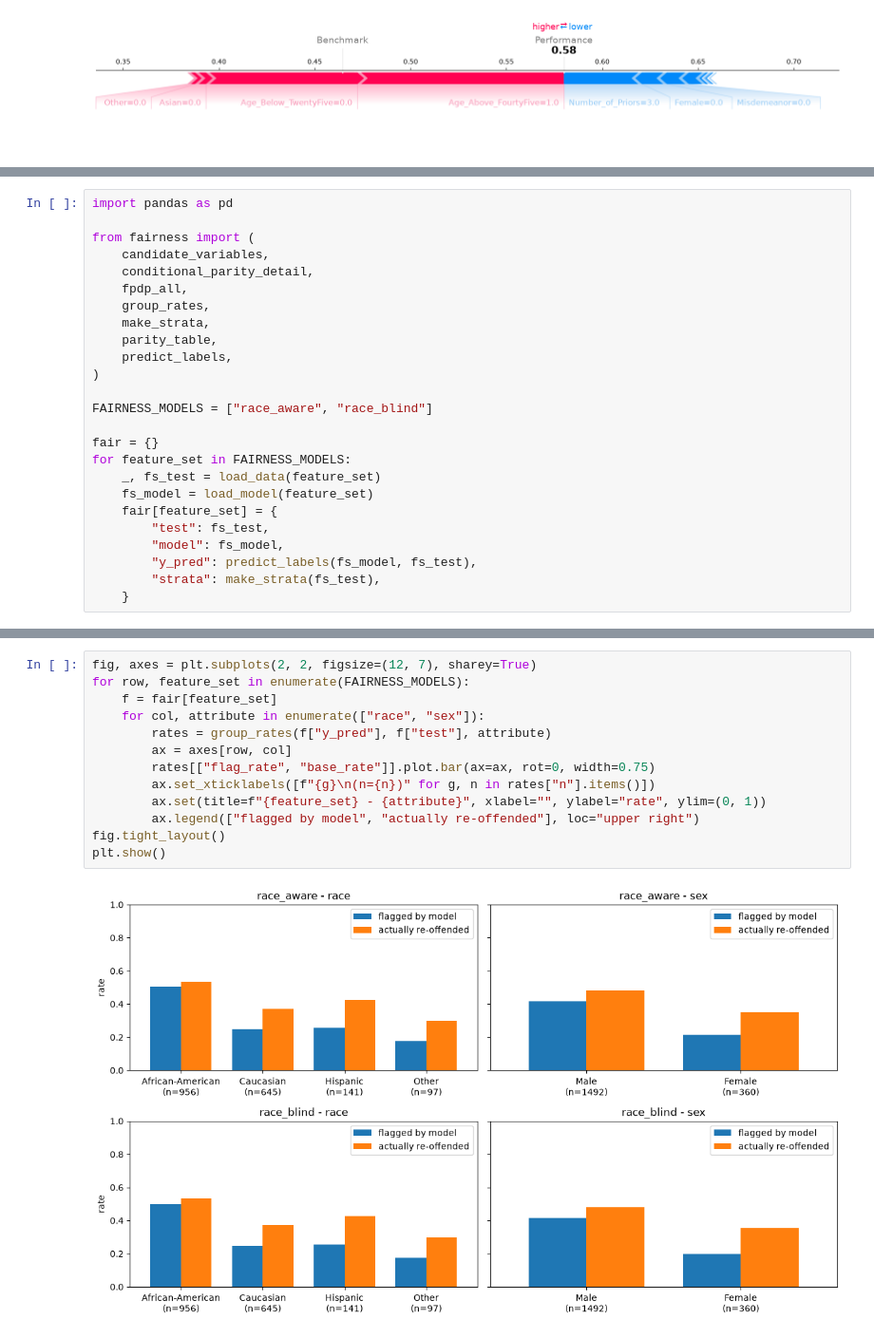
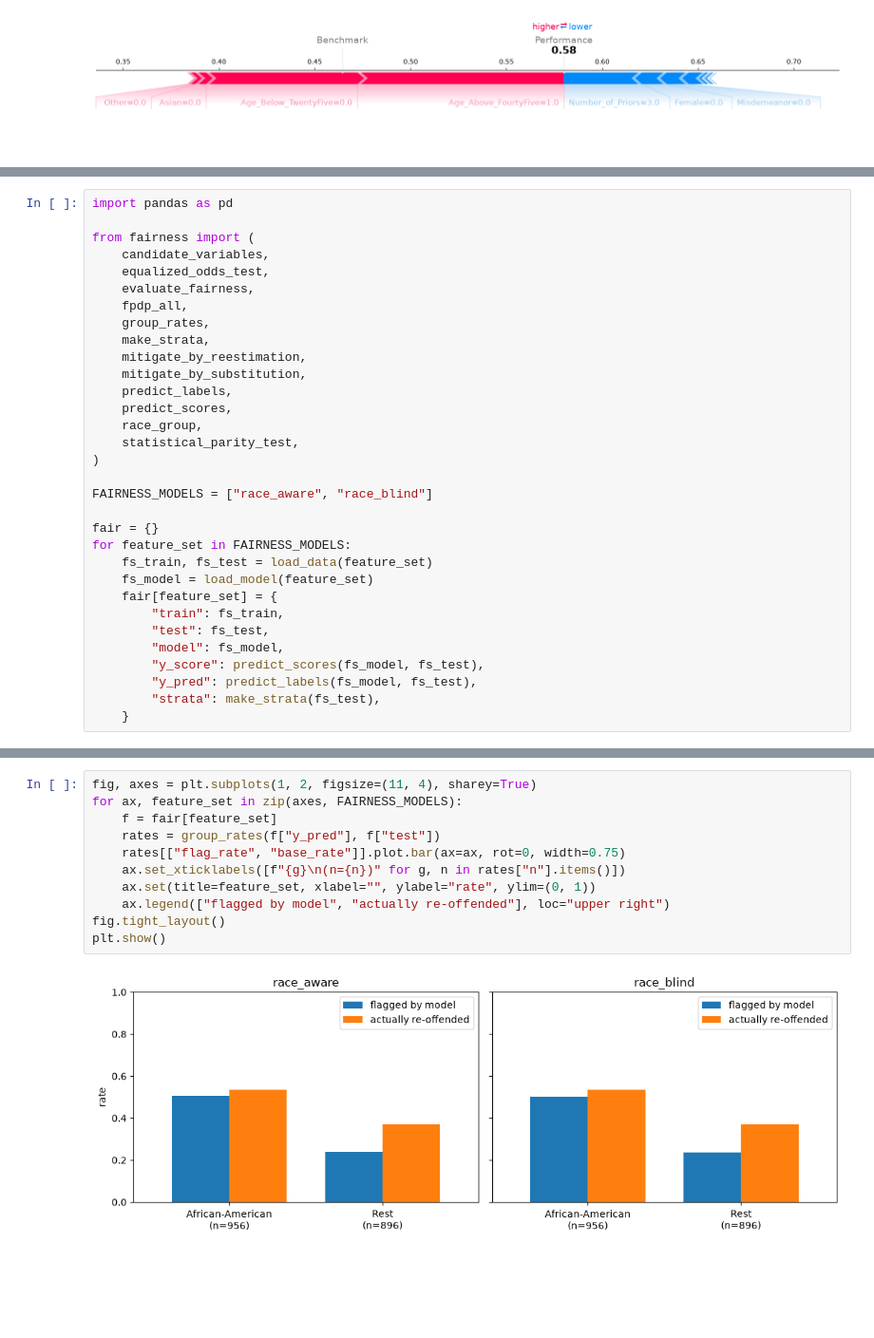
Before and after one commit to MaximeDespreaux/ThinkCarefully, a Jupyter notebook: xgboost/base-model.ipynb, the cells around one changed output, grey strips where cells are left out. Shown at 95% size. Drawn from its saved outputs; the diff is of its cells as text; blank space fills up the shorter version.

Commit message:
update fairness metrics

```diff
--- a/xgboost/base-model.ipynb
+++ b/xgboost/base-model.ipynb
@@ -122,23 +125,30 @@ import pandas as pd
 
 from fairness import (
     candidate_variables,
-    conditional_parity_detail,
+    equalized_odds_test,
+    evaluate_fairness,
     fpdp_all,
     group_rates,
     make_strata,
-    parity_table,
+    mitigate_by_reestimation,
+    mitigate_by_substitution,
     predict_labels,
+    predict_scores,
+    race_group,
+    statistical_parity_test,
 )
 
 FAIRNESS_MODELS = ["race_aware", "race_blind"]
 
 fair = {}
 for feature_set in FAIRNESS_MODELS:
-    _, fs_test = load_data(feature_set)
+    fs_train, fs_test = load_data(feature_set)
     fs_model = load_model(feature_set)
     fair[feature_set] = {
+        "train": fs_train,
         "test": fs_test,
         "model": fs_model,
+        "y_score": predict_scores(fs_model, fs_test),
         "y_pred": predict_labels(fs_model, fs_test),
         "strata": make_strata(fs_test),
     }
@@ -149,15 +159,13 @@ A gap in flag rates is only part of the story: the groups also differ in how oft
 # %%
-fig, axes = plt.subplots(2, 2, figsize=(12, 7), sharey=True)
-for row, feature_set in enumerate(FAIRNESS_MODELS):
+fig, axes = plt.subplots(1, 2, figsize=(11, 4), sharey=True)
+for ax, feature_set in zip(axes, FAIRNESS_MODELS):
     f = fair[feature_set]
-    for col, attribute in enumerate(["race", "sex"]):
-        rates = group_rates(f["y_pred"], f["test"], attribute)
-        ax = axes[row, col]
-        rates[["flag_rate", "base_rate"]].plot.bar(ax=ax, rot=0, width=0.75)
-        ax.set_xticklabels([f"{g}\n(n={n})" for g, n in rates["n"].items()])
-        ax.set(title=f"{feature_set} - {attribute}", xlabel="", ylabel="rate", ylim=(0, 1))
-        ax.legend(["flagged by model", "actually re-offended"], loc="upper right")
+    rates = group_rates(f["y_pred"], f["test"])
+    rates[["flag_rate", "base_rate"]].plot.bar(ax=ax, rot=0, width=0.75)
+    ax.set_xticklabels([f"{g}\n(n={n})" for g, n in rates["n"].items()])
+    ax.set(title=feature_set, xlabel="", ylabel="rate", ylim=(0, 1))
+    ax.legend(["flagged by model", "actually re-offended"], loc="upper right")
 fig.tight_layout()
 plt.show()
 # %% [output]
-[figure, old version]
+[figure, new version]
```
Also changed, not shown: parts of 25 cells of this notebook, 3 other files.
